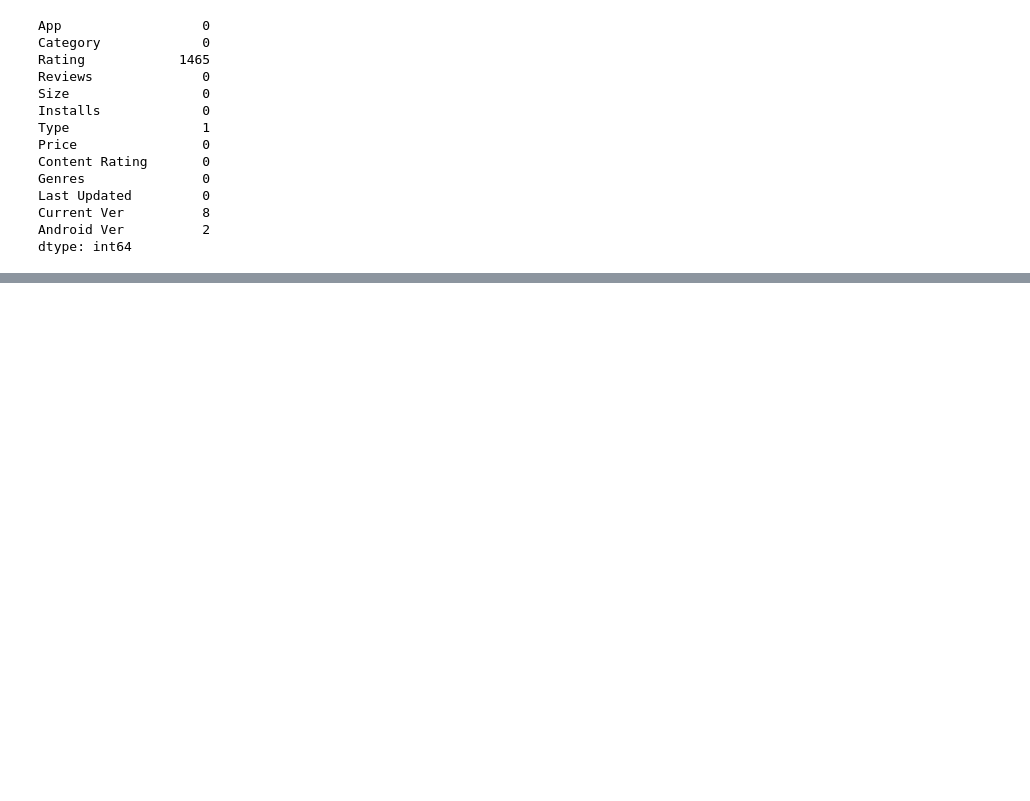
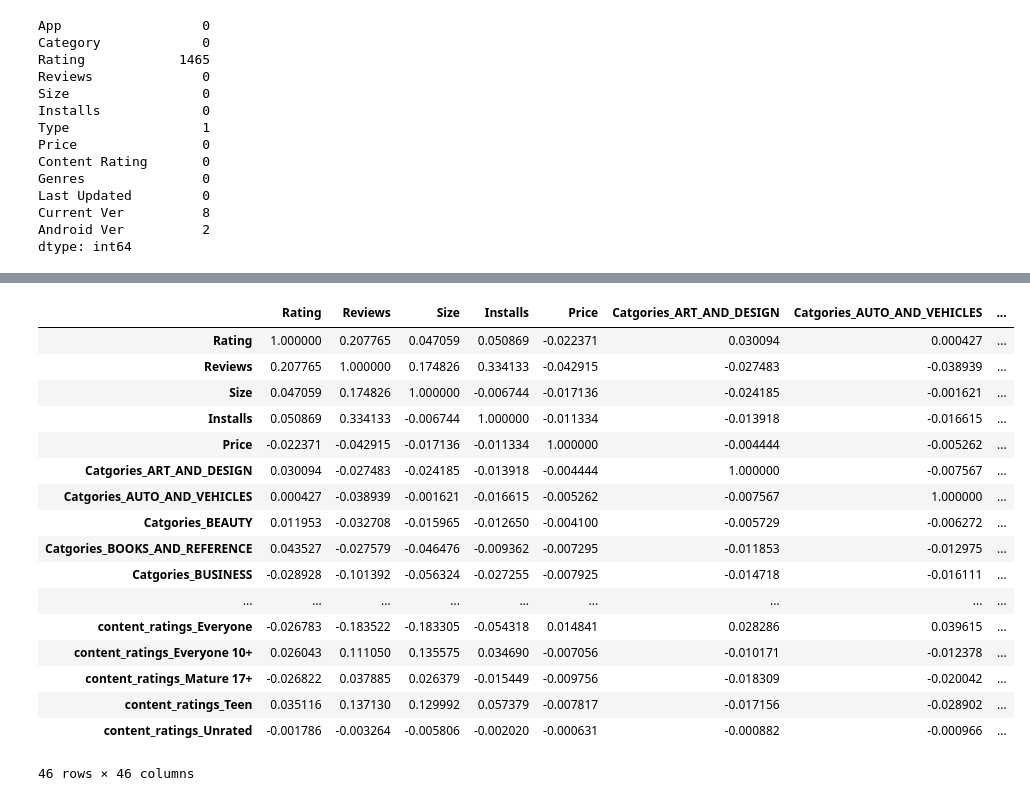
Before and after one commit to Venkateshbandla509/playstore1, a Jupyter notebook: play_store_data.ipynb, the cells around one changed output, grey strips where cells are left out. Saved outputs shown, nothing was run; the diff lists cells and outputs as text; code cells hidden in the pictures; blank space fills up the shorter version.

```diff
--- a/play_store_data.ipynb
+++ b/play_store_data.ipynb
@@ -192,0 +322,33 @@ memory usage: 937.2+ KB
+# %%
+#13 Encoding the categorical columns
+Catgeory_dummies  = pd.get_dummies(playstore_data1.Category,prefix = 'Catgories')
+Type_dumies = pd.get_dummies(playstore_data1.Type,prefix='Types')
+content_dummies = pd.get_dummies(playstore_data1['Content Rating'],prefix='content_ratings')
+# %%
+#14 segarting the target and independent variables
+playstore_data1 = pd.concat([playstore_data1,Catgeory_dummies,Type_dumies,content_dummies], axis=1)
+# %%
+playstore_data1 = playstore_data1.drop(['Category','Type','Content Rating'],axis =1)
+# %%
+playstore_data1.Size =playstore_data1.Size.replace(np.nan,0)
+# %%
+playstore_data1.corr()
+# %% [output]
+|  | Rating | Reviews | Size | Installs | Price | Catgories_ART_AND_DESIGN | Catgories_AUTO_AND_VEHICLES | ... |
+| Rating | 1.000000 | 0.207765 | 0.047059 | 0.050869 | -0.022371 | 0.030094 | 0.000427 | ... |
+| Reviews | 0.207765 | 1.000000 | 0.174826 | 0.334133 | -0.042915 | -0.027483 | -0.038939 | ... |
+| Size | 0.047059 | 0.174826 | 1.000000 | -0.006744 | -0.017136 | -0.024185 | -0.001621 | ... |
+| Installs | 0.050869 | 0.334133 | -0.006744 | 1.000000 | -0.011334 | -0.013918 | -0.016615 | ... |
+| Price | -0.022371 | -0.042915 | -0.017136 | -0.011334 | 1.000000 | -0.004444 | -0.005262 | ... |
+| Catgories_ART_AND_DESIGN | 0.030094 | -0.027483 | -0.024185 | -0.013918 | -0.004444 | 1.000000 | -0.007567 | ... |
+| Catgories_AUTO_AND_VEHICLES | 0.000427 | -0.038939 | -0.001621 | -0.016615 | -0.005262 | -0.007567 | 1.000000 | ... |
+| Catgories_BEAUTY | 0.011953 | -0.032708 | -0.015965 | -0.012650 | -0.004100 | -0.005729 | -0.006272 | ... |
+| Catgories_BOOKS_AND_REFERENCE | 0.043527 | -0.027579 | -0.046476 | -0.009362 | -0.007295 | -0.011853 | -0.012975 | ... |
+| Catgories_BUSINESS | -0.028928 | -0.101392 | -0.056324 | -0.027255 | -0.007925 | -0.014718 | -0.016111 | ... |
+| ... | ... | ... | ... | ... | ... | ... | ... | ... |
+| content_ratings_Everyone | -0.026783 | -0.183522 | -0.183305 | -0.054318 | 0.014841 | 0.028286 | 0.039615 | ... |
+| content_ratings_Everyone 10+ | 0.026043 | 0.111050 | 0.135575 | 0.034690 | -0.007056 | -0.010171 | -0.012378 | ... |
+| content_ratings_Mature 17+ | -0.026822 | 0.037885 | 0.026379 | -0.015449 | -0.009756 | -0.018309 | -0.020042 | ... |
+| content_ratings_Teen | 0.035116 | 0.137130 | 0.129992 | 0.057379 | -0.007817 | -0.017156 | -0.028902 | ... |
+| content_ratings_Unrated | -0.001786 | -0.003264 | -0.005806 | -0.002020 | -0.000631 | -0.000882 | -0.000966 | ... |
+46 rows × 46 columns
```
Also changed, not shown: parts of 38 cells of this notebook.
